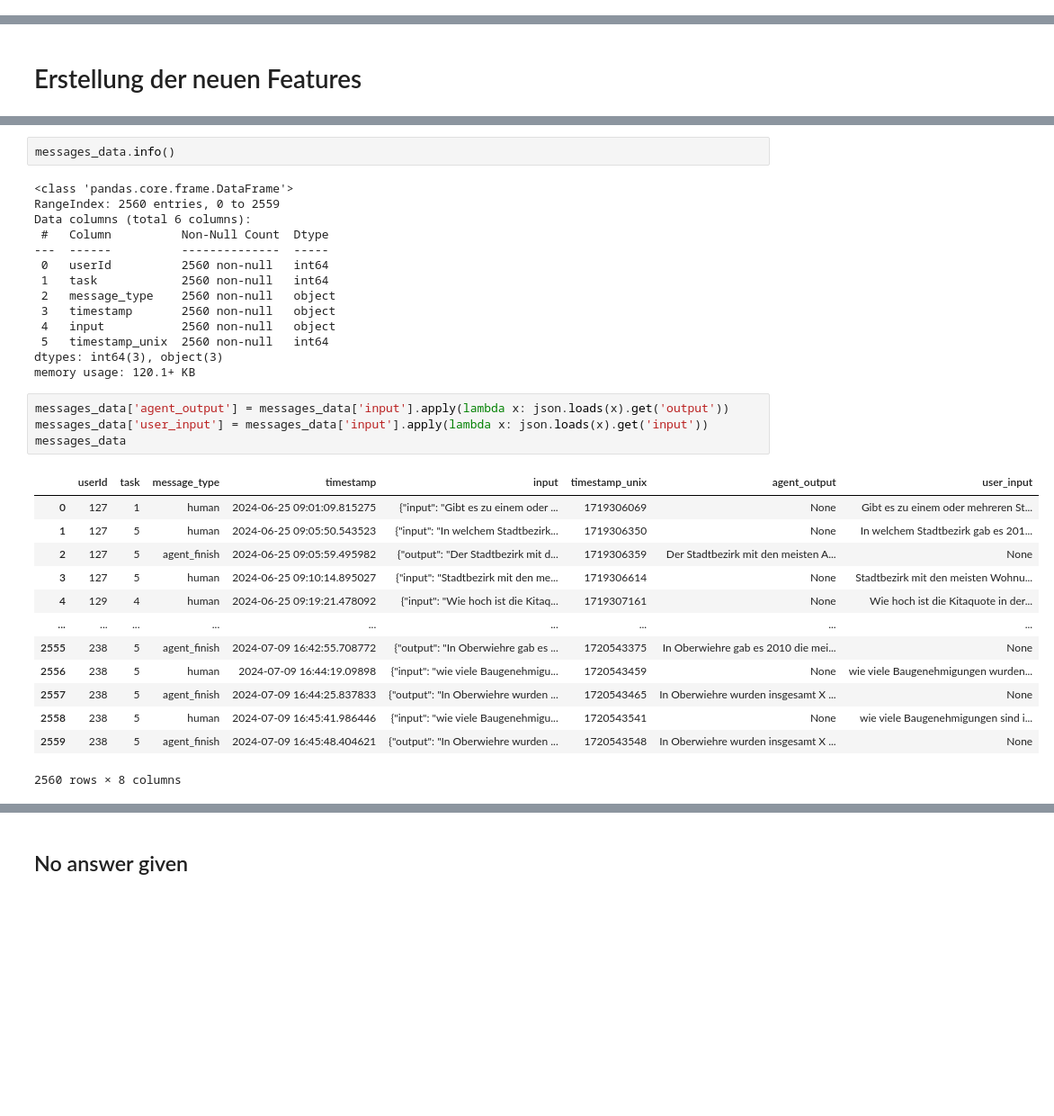
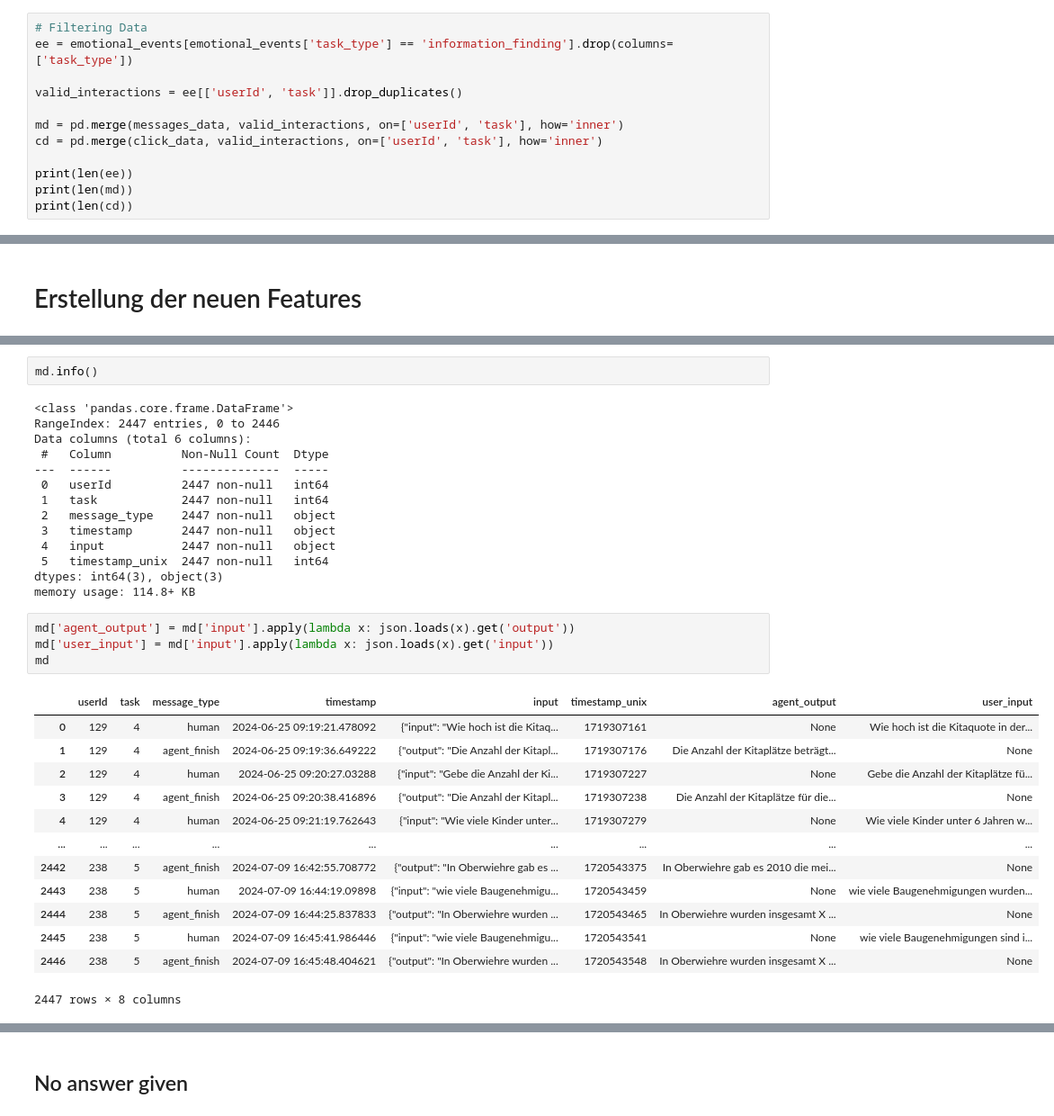
Before and after one commit to MaxiG-ai/user_affectiv_research_llm, a Jupyter notebook: dataset_exploration.ipynb, the cells around one changed output, grey strips where cells are left out. Shown at 90% size. Drawn from its saved outputs; the diff is of its cells as text; blank space fills up the shorter version.

Commit message:
Started creating the features dataframe

```diff
--- a/dataset_exploration.ipynb
+++ b/dataset_exploration.ipynb
@@ -33,0 +27,12 @@ len(ee)
+# %%
+# Filtering Data
+ee = emotional_events[emotional_events['task_type'] == 'information_finding'].drop(columns=['task_type'])
+
+valid_interactions = ee[['userId', 'task']].drop_duplicates()
+
+md = pd.merge(messages_data, valid_interactions, on=['userId', 'task'], how='inner')
+cd = pd.merge(click_data, valid_interactions, on=['userId', 'task'], how='inner')
+
+print(len(ee))
+print(len(md))
+print(len(cd))
@@ -116,37 +108,37 @@ memory usage: 162.4+ KB
 # %%
-messages_data.info()
+md.info()
 # %% [output]
 <class 'pandas.core.frame.DataFrame'>
-RangeIndex: 2560 entries, 0 to 2559
+RangeIndex: 2447 entries, 0 to 2446
 Data columns (total 6 columns):
  #   Column          Non-Null Count  Dtype
 ---  ------          --------------  -----
- 0   userId          2560 non-null   int64
- 1   task            2560 non-null   int64
- 2   message_type    2560 non-null   object
- 3   timestamp       2560 non-null   object
- 4   input           2560 non-null   object
- 5   timestamp_unix  2560 non-null   int64
+ 0   userId          2447 non-null   int64
+ 1   task            2447 non-null   int64
+ 2   message_type    2447 non-null   object
+ 3   timestamp       2447 non-null   object
+ 4   input           2447 non-null   object
+ 5   timestamp_unix  2447 non-null   int64
 dtypes: int64(3), object(3)
-memory usage: 120.1+ KB
+memory usage: 114.8+ KB
 # %%
-messages_data['agent_output'] = messages_data['input'].apply(lambda x: json.loads(x).get('output'))
-messages_data['user_input'] = messages_data['input'].apply(lambda x: json.loads(x).get('input'))
-messages_data
+md['agent_output'] = md['input'].apply(lambda x: json.loads(x).get('output'))
+md['user_input'] = md['input'].apply(lambda x: json.loads(x).get('input'))
+md
 # %% [output]
 |  | userId | task | message_type | timestamp | input | timestamp_unix | agent_output | user_input |
-| 0 | 127 | 1 | human | 2024-06-25 09:01:09.815275 | {"input": "Gibt es zu einem oder ... | 1719306069 | None | Gibt es zu einem oder mehreren St... |
-| 1 | 127 | 5 | human | 2024-06-25 09:05:50.543523 | {"input": "In welchem Stadtbezirk... | 1719306350 | None | In welchem Stadtbezirk gab es 201... |
-| 2 | 127 | 5 | agent_finish | 2024-06-25 09:05:59.495982 | {"output": "Der Stadtbezirk mit d... | 1719306359 | Der Stadtbezirk mit den meisten A... | None |
-| 3 | 127 | 5 | human | 2024-06-25 09:10:14.895027 | {"input": "Stadtbezirk mit den me... | 1719306614 | None | Stadtbezirk mit den meisten Wohnu... |
-| 4 | 129 | 4 | human | 2024-06-25 09:19:21.478092 | {"input": "Wie hoch ist die Kitaq... | 1719307161 | None | Wie hoch ist die Kitaquote in der... |
+| 0 | 129 | 4 | human | 2024-06-25 09:19:21.478092 | {"input": "Wie hoch ist die Kitaq... | 1719307161 | None | Wie hoch ist die Kitaquote in der... |
+| 1 | 129 | 4 | agent_finish | 2024-06-25 09:19:36.649222 | {"output": "Die Anzahl der Kitapl... | 1719307176 | Die Anzahl der Kitaplätze beträgt... | None |
+| 2 | 129 | 4 | human | 2024-06-25 09:20:27.03288 | {"input": "Gebe die Anzahl der Ki... | 1719307227 | None | Gebe die Anzahl der Kitaplätze fü... |
+| 3 | 129 | 4 | agent_finish | 2024-06-25 09:20:38.416896 | {"output": "Die Anzahl der Kitapl... | 1719307238 | Die Anzahl der Kitaplätze für die... | None |
+| 4 | 129 | 4 | human | 2024-06-25 09:21:19.762643 | {"input": "Wie viele Kinder unter... | 1719307279 | None | Wie viele Kinder unter 6 Jahren w... |
 | ... | ... | ... | ... | ... | ... | ... | ... | ... |
-| 2555 | 238 | 5 | agent_finish | 2024-07-09 16:42:55.708772 | {"output": "In Oberwiehre gab es ... | 1720543375 | In Oberwiehre gab es 2010 die mei... | None |
-| 2556 | 238 | 5 | human | 2024-07-09 16:44:19.09898 | {"input": "wie viele Baugenehmigu... | 1720543459 | None | wie viele Baugenehmigungen wurden... |
-| 2557 | 238 | 5 | agent_finish | 2024-07-09 16:44:25.837833 | {"output": "In Oberwiehre wurden ... | 1720543465 | In Oberwiehre wurden insgesamt X ... | None |
-| 2558 | 238 | 5 | human | 2024-07-09 16:45:41.986446 | {"input": "wie viele Baugenehmigu... | 1720543541 | None | wie viele Baugenehmigungen sind i... |
-| 2559 | 238 | 5 | agent_finish | 2024-07-09 16:45:48.404621 | {"output": "In Oberwiehre wurden ... | 1720543548 | In Oberwiehre wurden insgesamt X ... | None |
+| 2442 | 238 | 5 | agent_finish | 2024-07-09 16:42:55.708772 | {"output": "In Oberwiehre gab es ... | 1720543375 | In Oberwiehre gab es 2010 die mei... | None |
+| 2443 | 238 | 5 | human | 2024-07-09 16:44:19.09898 | {"input": "wie viele Baugenehmigu... | 1720543459 | None | wie viele Baugenehmigungen wurden... |
+| 2444 | 238 | 5 | agent_finish | 2024-07-09 16:44:25.837833 | {"output": "In Oberwiehre wurden ... | 1720543465 | In Oberwiehre wurden insgesamt X ... | None |
+| 2445 | 238 | 5 | human | 2024-07-09 16:45:41.986446 | {"input": "wie viele Baugenehmigu... | 1720543541 | None | wie viele Baugenehmigungen sind i... |
+| 2446 | 238 | 5 | agent_finish | 2024-07-09 16:45:48.404621 | {"output": "In Oberwiehre wurden ... | 1720543548 | In Oberwiehre wurden insgesamt X ... | None |
-2560 rows × 8 columns
+2447 rows × 8 columns
 # %%
 ee.drop(columns='id', inplace=True)
 ee.info()
```
Also changed, not shown: parts of 31 cells of this notebook, 1 other file.
